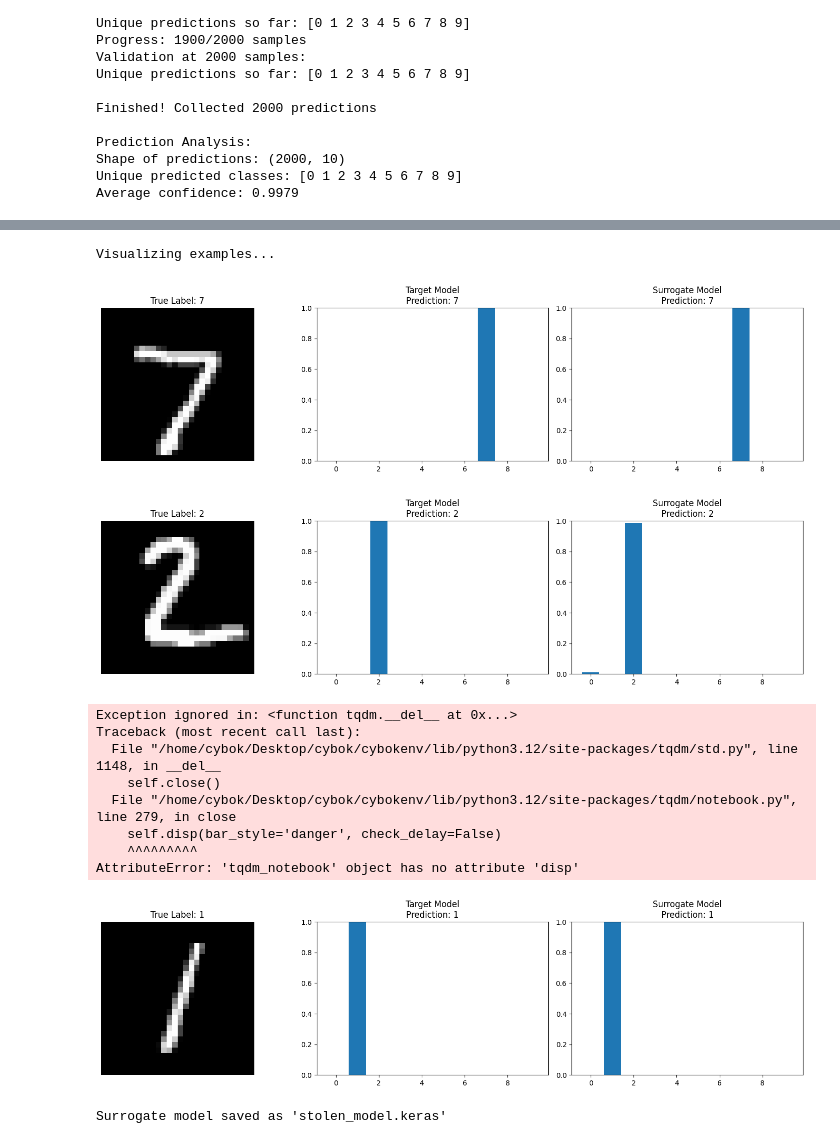
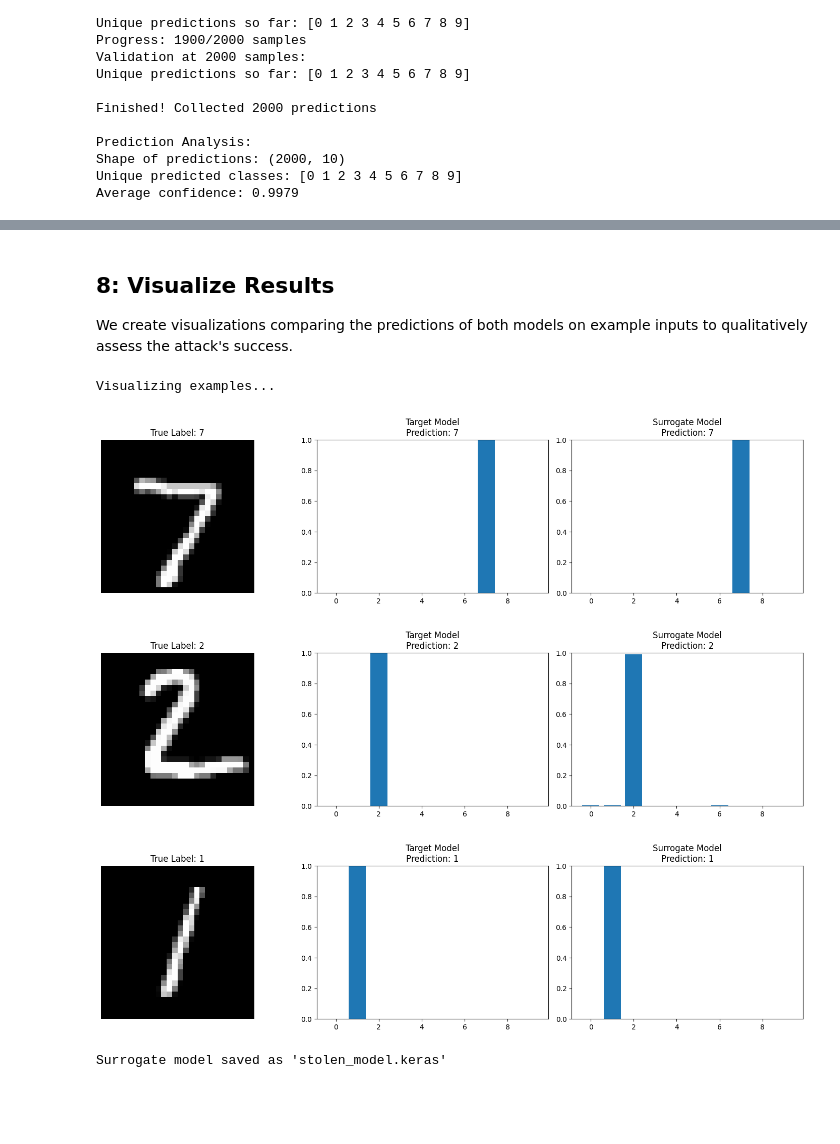
Before and after one commit to habroshan/Security-of-AI, a Jupyter notebook: model_stealing_attack/model_stealing_attack.ipynb, the cells around one changed output, grey strips where cells are left out. Cells and saved outputs as stored; diff of their text form; code cells hidden in the pictures; blank space fills up the shorter version.

```diff
--- a/model_stealing/model_stealing_attack.ipynb
+++ b/model_stealing_attack/model_stealing_attack.ipynb
@@ -78,0 +67,32 @@ class ModelStealingAttack:
+# %%
+def create_surrogate_model(self):
+    """Create a simpler surrogate model"""
+    model = tf.keras.Sequential([
+        tf.keras.layers.Conv2D(16, (3, 3), activation='relu',
+                             input_shape=self.input_shape),
+        tf.keras.layers.MaxPooling2D((2, 2)),
+        tf.keras.layers.BatchNormalization(),
+        tf.keras.layers.Dropout(0.25),
+
+        tf.keras.layers.Conv2D(32, (3, 3), activation='relu'),
+        tf.keras.layers.MaxPooling2D((2, 2)),
+        tf.keras.layers.BatchNormalization(),
+        tf.keras.layers.Dropout(0.25),
+
+        tf.keras.layers.Flatten(),
+        tf.keras.layers.Dense(64, activation='relu'),
+        tf.keras.layers.BatchNormalization(),
+        tf.keras.layers.Dropout(0.5),
+        tf.keras.layers.Dense(self.num_classes, activation='softmax')
+    ])
+
+    model.compile(
+        optimizer=tf.keras.optimizers.Adam(learning_rate=0.001),
+        loss='categorical_crossentropy',
+        metrics=['accuracy']
+    )
+
+    return model
+
+# Attach the method to the class dynamically
+ModelStealingAttack.create_surrogate_model = create_surrogate_model
@@ -198,7 +235,7 @@ surrogate_model = attack.create_surrogate_model()
 callbacks = [
     tf.keras.callbacks.EarlyStopping(
         monitor='val_loss',
-        patience=3,
+        patience=10,
         restore_best_weights=True
     ),
     tf.keras.callbacks.ReduceLROnPlateau(
@@ -298,28 +343,23 @@ Surrogate Model:
+# %% [markdown]
+## 8: Visualize Results
+We create visualizations comparing the predictions of both models on example inputs to qualitatively assess the attack's success.
 # %%
 # Visualize examples
 print("Visualizing examples...")
 for i in range(3):
     plot_comparison(
         x_test[i],
         test_target_preds[i],
         surrogate_preds[i],
         y_test[i]
     )
 
 # Save surrogate model
-surrogate_model.save('stolen_model.keras')
+surrogate_model.save('models/stolen_model.keras')
 print("\nSurrogate model saved as 'stolen_model.keras'")
 # %% [output]
 Visualizing examples...
 [figure]
-[figure, old version]
+[figure, new version]
+[figure]
-Exception ignored in: <function tqdm.__del__ at 0x...>
-Traceback (most recent call last):
-  File "/home/cybok/Desktop/cybok/cybokenv/lib/python3.12/site-packages/tqdm/std.py", line 1148, in __del__
-    self.close()
-  File "/home/cybok/Desktop/cybok/cybokenv/lib/python3.12/site-packages/tqdm/notebook.py", line 279, in close
-    self.disp(bar_style='danger', check_delay=False)
-    ^^^^^^^^^
-AttributeError: 'tqdm_notebook' object has no attribute 'disp'
+Surrogate model saved as 'stolen_model.keras'
-[figure]
-Surrogate model saved as 'stolen_model.keras'
```
Also changed, not shown: parts of 22 cells of this notebook, 22 other files.
